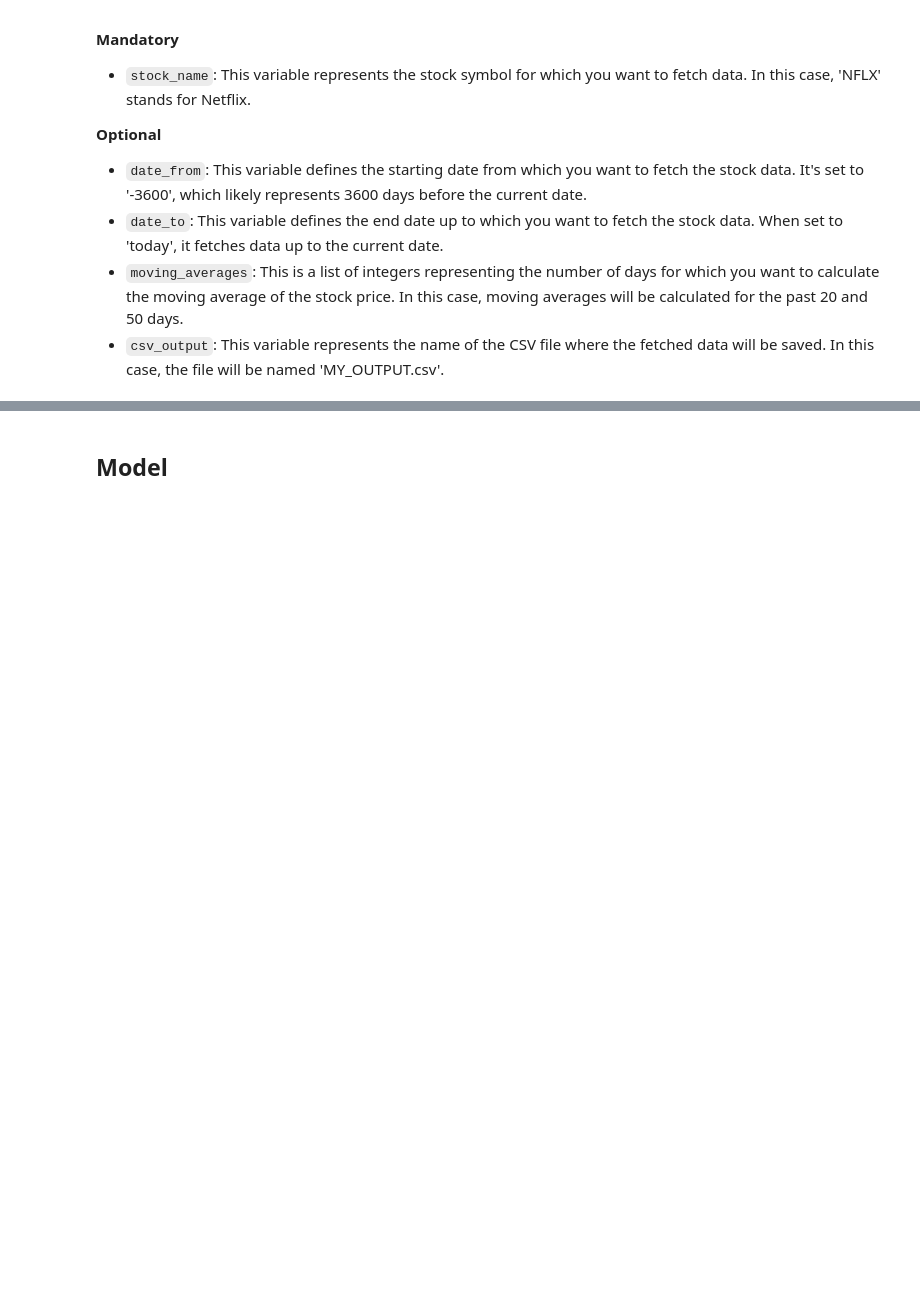
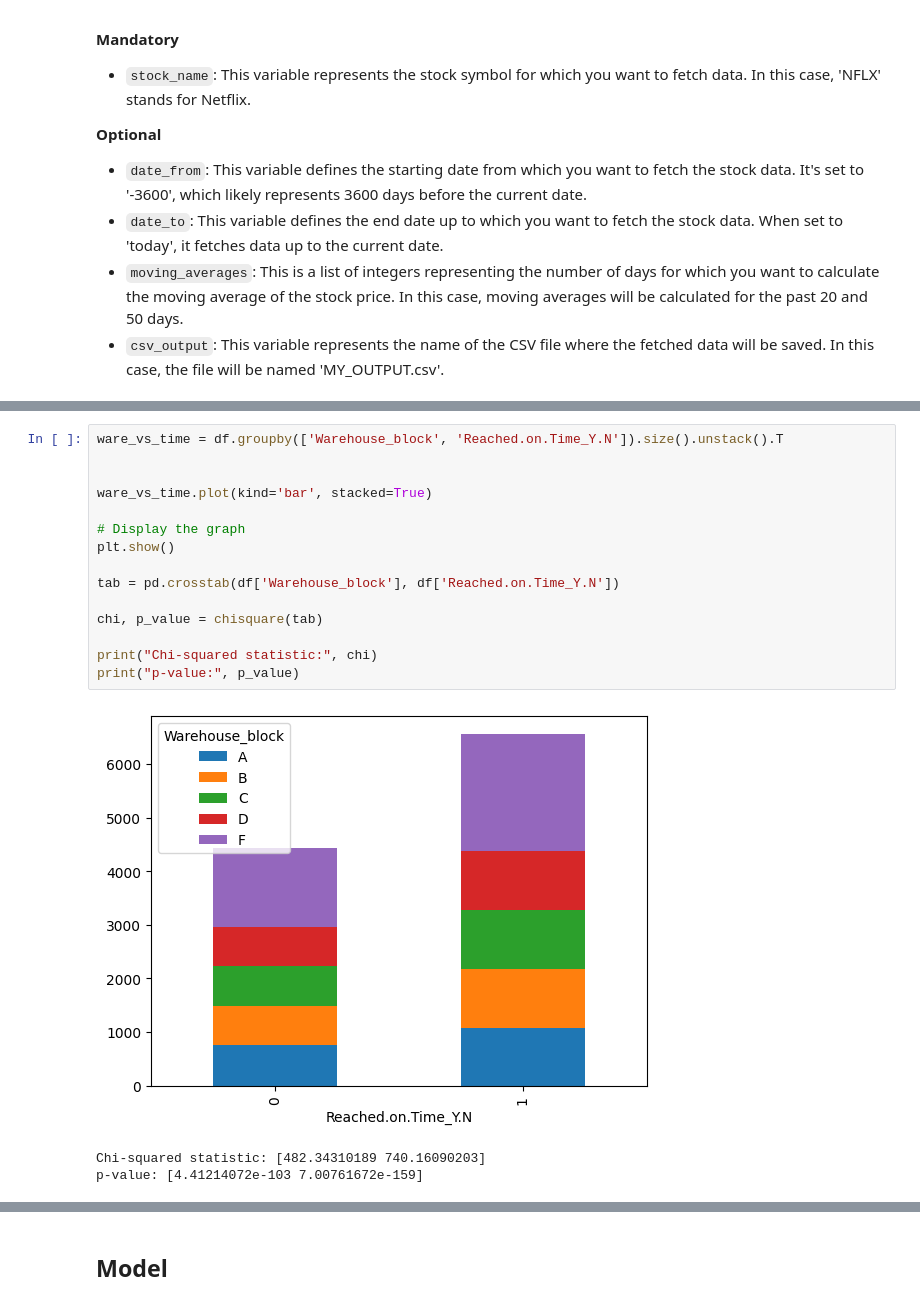
Before and after one commit to SurainSaigal/ML-Project, a Jupyter notebook: template.ipynb, the cells around one changed output, grey strips where cells are left out. Drawn from its saved outputs; the diff is of its cells as text; blank space fills up the shorter version.

```diff
--- a/template.ipynb
+++ b/template.ipynb
@@ -54,0 +87,19 @@ NameError: name 'pd' is not defined
+# %%
+ware_vs_time = df.groupby(['Warehouse_block', 'Reached.on.Time_Y.N']).size().unstack().T
+
+
+ware_vs_time.plot(kind='bar', stacked=True)
+
+# Display the graph
+plt.show()
+
+tab = pd.crosstab(df['Warehouse_block'], df['Reached.on.Time_Y.N'])
+
+chi, p_value = chisquare(tab)
+
+print("Chi-squared statistic:", chi)
+print("p-value:", p_value)
+# %% [output]
+[figure, added]
+Chi-squared statistic: [482.34310189 740.16090203]
+p-value: [4.41214072e-103 7.00761672e-159]
```
Also changed, not shown: parts of 5 cells of this notebook.
